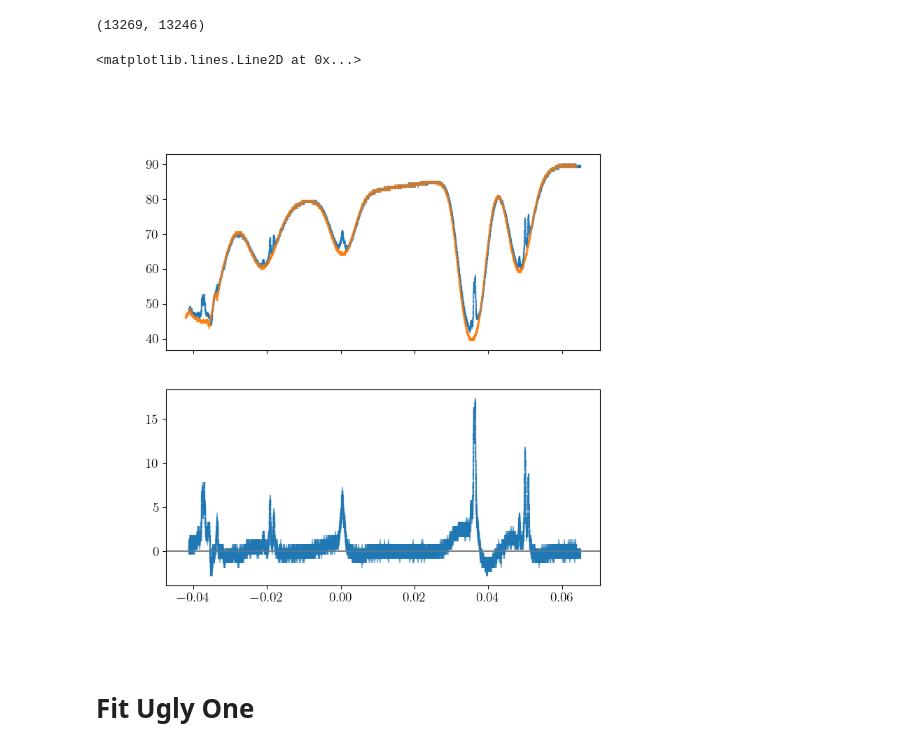
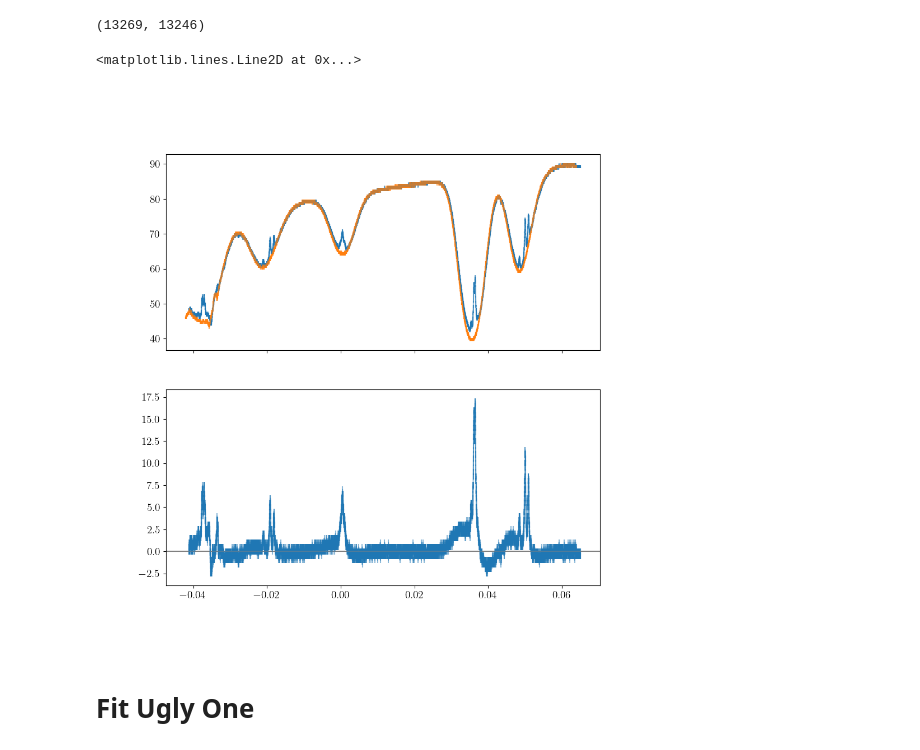
Before and after one commit to andres-luengo/alden-andres-max-most-dangerous-4450-trio, a Jupyter notebook: rb-spectroscopy/fit_no_mag.ipynb, the cells around one changed output. Saved outputs shown, nothing was run; the diff lists cells and outputs as text; code cells hidden in the pictures.

```diff
--- a/rb-spectroscopy/fit_no_mag.ipynb
+++ b/rb-spectroscopy/fit_no_mag.ipynb
@@ -22,16 +20,16 @@ len(sat.time), len(uns.time)
 uns_data_interp = np.interp(sat.time, uns.time, uns.signal)
 diff_signal = sat.signal - uns_data_interp
 # %%
-fig, (sig_ax, diff_ax) = plt.subplots(nrows=2, sharex=True, figsize=(8, 8))
+fig, (sig_ax, diff_ax) = plt.subplots(nrows=2, sharex=True, figsize=(10, 10))
 
 sig_ax.errorbar(sat.time, sat.signal, yerr=0.25, alpha=0.5)
 sig_ax.errorbar(uns.time, uns.signal, yerr=0.25, alpha=0.5)
 
 diff_ax.errorbar(sat.time, diff_signal, yerr=np.sqrt(2)*0.25, alpha=0.5)
 diff_ax.axhline(0., color="gray")
 # %% [output]
 <matplotlib.lines.Line2D at 0x...>
-[figure, old version]
+[figure, new version]
 # %% [markdown]
 # Fit Ugly One
 # %% [markdown]
```
Also changed, not shown: parts of 13 cells of this notebook, 1 other file.
